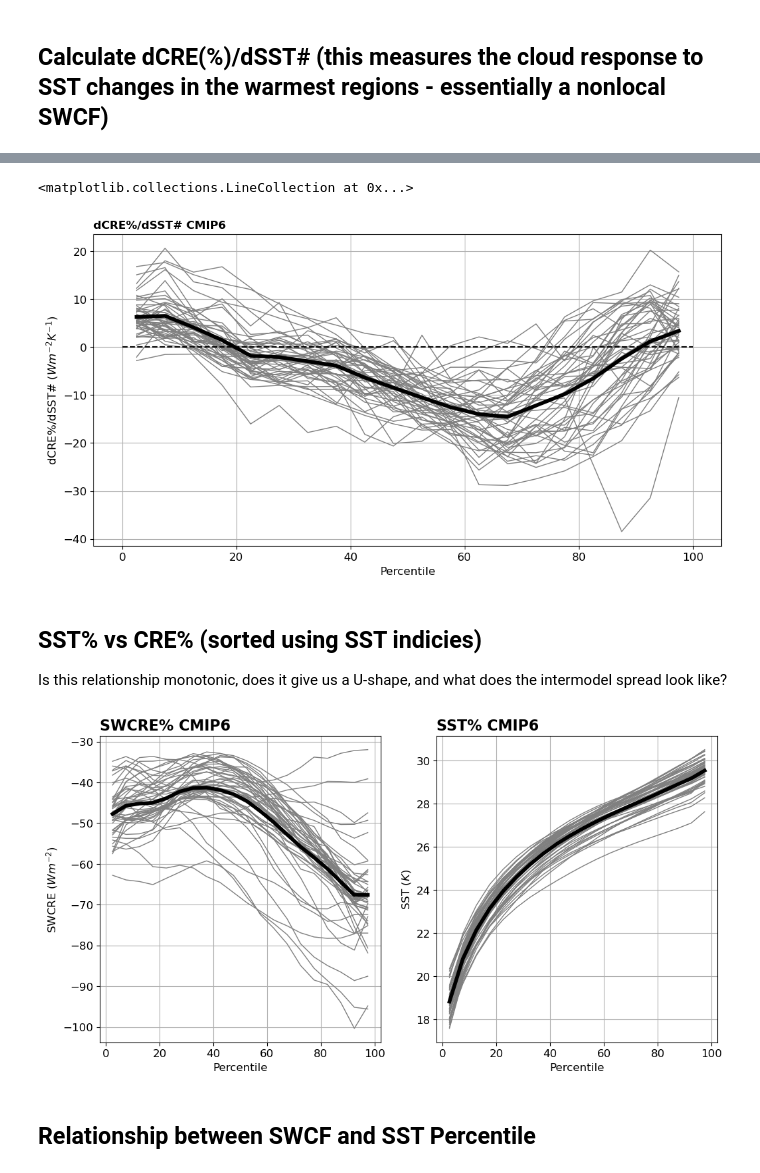
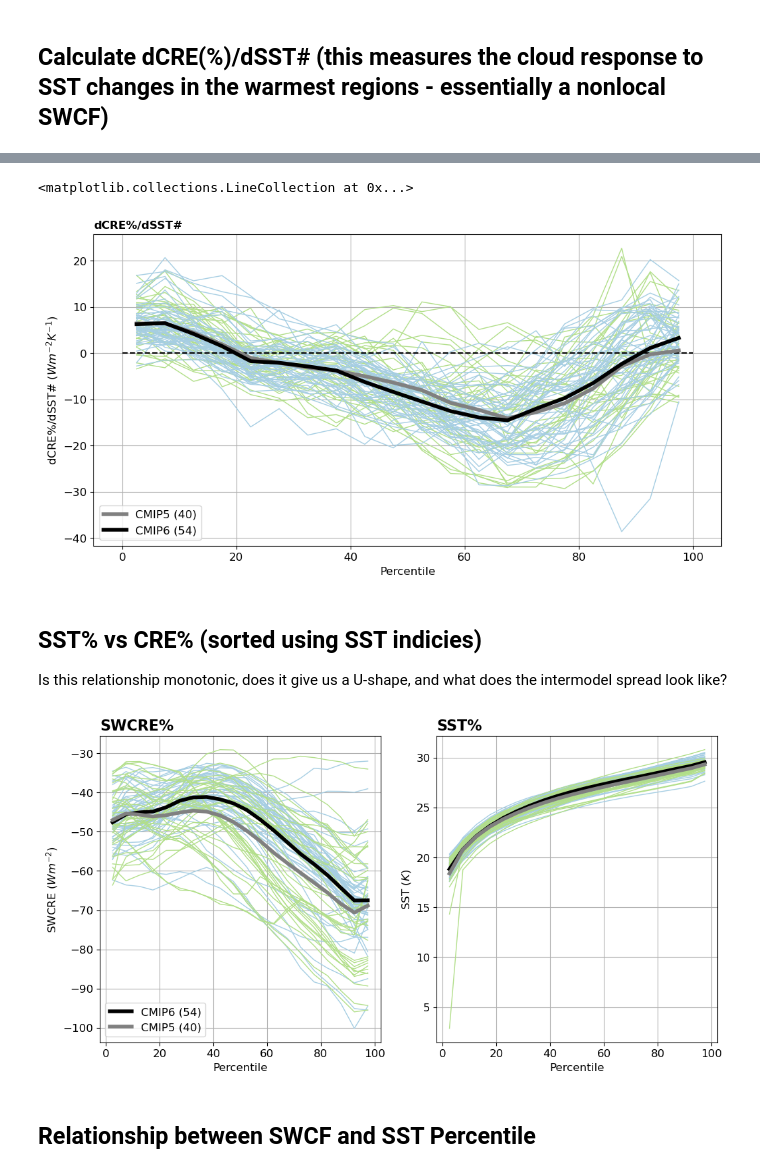
Before and after one commit to zacespinosa/tropical_pacific_clouds, a Jupyter notebook: SSTsharp.ipynb, the cells around one changed output, grey strips where cells are left out. Saved outputs shown, nothing was run; the diff lists cells and outputs as text; code cells hidden in the pictures.

Commit message:
expand to cmip5

```diff
--- a/SSTsharp.ipynb
+++ b/SSTsharp.ipynb
@@ -1027,38 +1080,54 @@ Coordinates:
 # %%
+CMIP6_color = "#a6cee3"
+CMIP5_color = "#b2df8a"
+
 # Plot one line for each model
-ds_swcf_nonlocal.plot.line(x='bins', hue='model', add_legend=False, color="gray", linewidth=1)
-ds_swcf_nonlocal.mean(["model"]).plot.line(x='bins', add_legend=False, color="black", linewidth=4)
-plt.title("dCRE%/dSST# CMIP6", loc="left", fontweight="bold", fontsize=12)
+ds_swcf_nonlocal_cmip5.plot.line(x='bins', hue='model', add_legend=False, color=CMIP5_color, linewidth=1)
+ds_swcf_nonlocal_cmip5.mean(["model"]).plot.line(x='bins', add_legend=False, color="gray", linewidth=4, label=r"CMIP5 (40)", zorder=4)
+
+ds_swcf_nonlocal_cmip6.plot.line(x='bins', hue='model', add_legend=False, color=CMIP6_color, linewidth=1)
+ds_swcf_nonlocal_cmip6.mean(["model"]).plot.line(x='bins', add_legend=False, color="black", linewidth=4, label="CMIP6 (54)", zorder=4)
+
+plt.title("dCRE%/dSST#", loc="left", fontweight="bold", fontsize=12)
 plt.xlabel("Percentile", fontsize=12)
 plt.ylabel(r"dCRE%/dSST# ($Wm^{-2}K^{-1}$)", fontsize=12)
-# plt.ylim (-15, 12)
+plt.legend()
 plt.grid()
 fig = plt.gcf()
 fig.set_size_inches(12, 6)
 plt.hlines([0], xmin=0, xmax=100, linestyle="dashed", color="black")
 # %% [output]
 <matplotlib.collections.LineCollection at 0x...>
-[figure, old version]
+[figure, new version]
 # %% [markdown]
 ## SST% vs CRE% (sorted using SST indicies)
 Is this relationship monotonic, does it give us a U-shape, and what does the intermodel spread look like?
 # %%
 fig, (ax1, ax2) = plt.subplots(1,2, figsize=(12,6))
-ds_swcre_sharp["binavg"].mean(["time"]).plot.line(ax=ax1, x="bins", hue='model', add_legend=False, color="gray", linewidth=1)
-ds_swcre_sharp["binavg"].mean(["time","model"]).plot.line(ax=ax1, x='bins', add_legend=False, color="black", linewidth=4)
+ds_swcre_sharp_cmip6["binavg"].mean(["time"]).plot.line(ax=ax1, x="bins", hue='model', add_legend=False, color=CMIP6_color, linewidth=1)
+ds_swcre_sharp_cmip6["binavg"].mean(["time","model"]).plot.line(ax=ax1, x='bins', add_legend=False, color="black", label="CMIP6 (54)", linewidth=4, zorder=4)
+
+ds_swcre_sharp_cmip5["binavg"].mean(["time"]).plot.line(ax=ax1, x="bins", hue='model', add_legend=False, color=CMIP5_color, linewidth=1)
+ds_swcre_sharp_cmip5["binavg"].mean(["time","model"]).plot.line(ax=ax1, x='bins', add_legend=False, color="gray", label="CMIP5 (40)", linewidth=4, zorder=4)
+
 ax1.set_xlabel("Percentile", fontsize=12)
 ax1.set_ylabel(r"SWCRE ($Wm^{-2}$)", fontsize=12)
-ax1.set_title(r"SWCRE% CMIP6", loc="left", fontsize=16, fontweight="bold")
+ax1.set_title(r"SWCRE%", loc="left", fontsize=16, fontweight="bold")
+ax1.legend()
 ax1.grid()
 
-ds_tos_sharp["binavg"].mean(["time"]).plot.line(ax=ax2, x="bins", hue='model', add_legend=False, color="gray", linewidth=1)
-ds_tos_sharp["binavg"].mean(["time","model"]).plot.line(ax=ax2, x='bins', add_legend=False, color="black", linewidth=4)
+ds_tos_sharp_cmip6["binavg"].mean(["time"]).plot.line(ax=ax2, x="bins", hue='model', add_legend=False, color=CMIP6_color, linewidth=1)
+ds_tos_sharp_cmip6["binavg"].mean(["time","model"]).plot.line(ax=ax2, x='bins', add_legend=False, color="black", linewidth=4, zorder=4)
+
+(ds_tos_sharp_cmip5["binavg"].mean(["time"]) - 273.15).plot.line(ax=ax2, x="bins", hue='model', add_legend=False, color=CMIP5_color, linewidth=1)
+(ds_tos_sharp_cmip5["binavg"].mean(["time","model"]) - 273.15).plot.line(ax=ax2, x='bins', add_legend=False, color="gray", linewidth=4, zorder=4)
+
 ax2.set_xlabel("Percentile", fontsize=12)
 ax2.set_ylabel(r"SST ($K$)", fontsize=12)
-ax2.set_title(r"SST% CMIP6", loc="left", fontsize=16, fontweight="bold")
+ax2.set_title(r"SST%", loc="left", fontsize=16, fontweight="bold")
 ax2.grid()
 # %% [output]
-[figure, old version]
+[figure, new version]
 # %% [markdown]
 ## Relationship between SWCF and SST Percentile
 # %%
```
Also changed, not shown: parts of 25 cells of this notebook.
